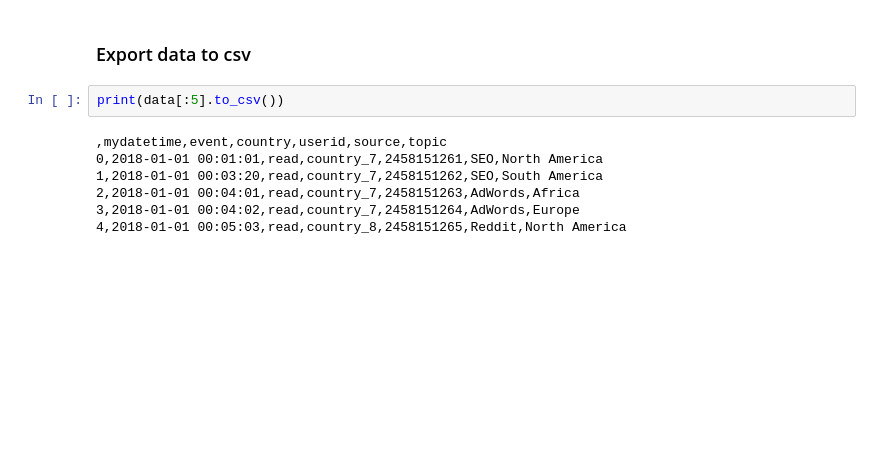
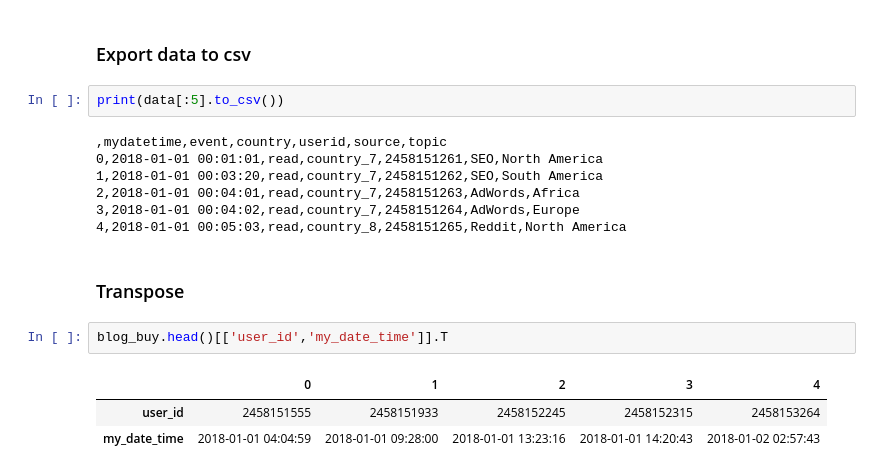
Before and after one commit to kuntalkumarpal/Python-cheat-sheets, a Jupyter notebook: Pandas_Tutorials.ipynb, the cells around one changed output. Drawn from its saved outputs; the diff is of its cells as text; blank space fills up the shorter version.

```diff
--- a/Pandas_Tutorials.ipynb
+++ b/Pandas_Tutorials.ipynb
@@ -565,3 +572,11 @@ print(data[:5].to_csv())
 2,2018-01-01 00:04:01,read,country_7,2458151263,AdWords,Africa
 3,2018-01-01 00:04:02,read,country_7,2458151264,AdWords,Europe
 4,2018-01-01 00:05:03,read,country_8,2458151265,Reddit,North America
+# %% [markdown]
+### Transpose
+# %%
+blog_buy.head()[['user_id','my_date_time']].T
+# %% [output]
+|  | 0 | 1 | 2 | 3 | 4 |
+| user_id | 2458151555 | 2458151933 | 2458152245 | 2458152315 | 2458153264 |
+| my_date_time | 2018-01-01 04:04:59 | 2018-01-01 09:28:00 | 2018-01-01 13:23:16 | 2018-01-01 14:20:43 | 2018-01-02 02:57:43 |
```
Also changed, not shown: parts of 15 cells of this notebook, 1 other file.
